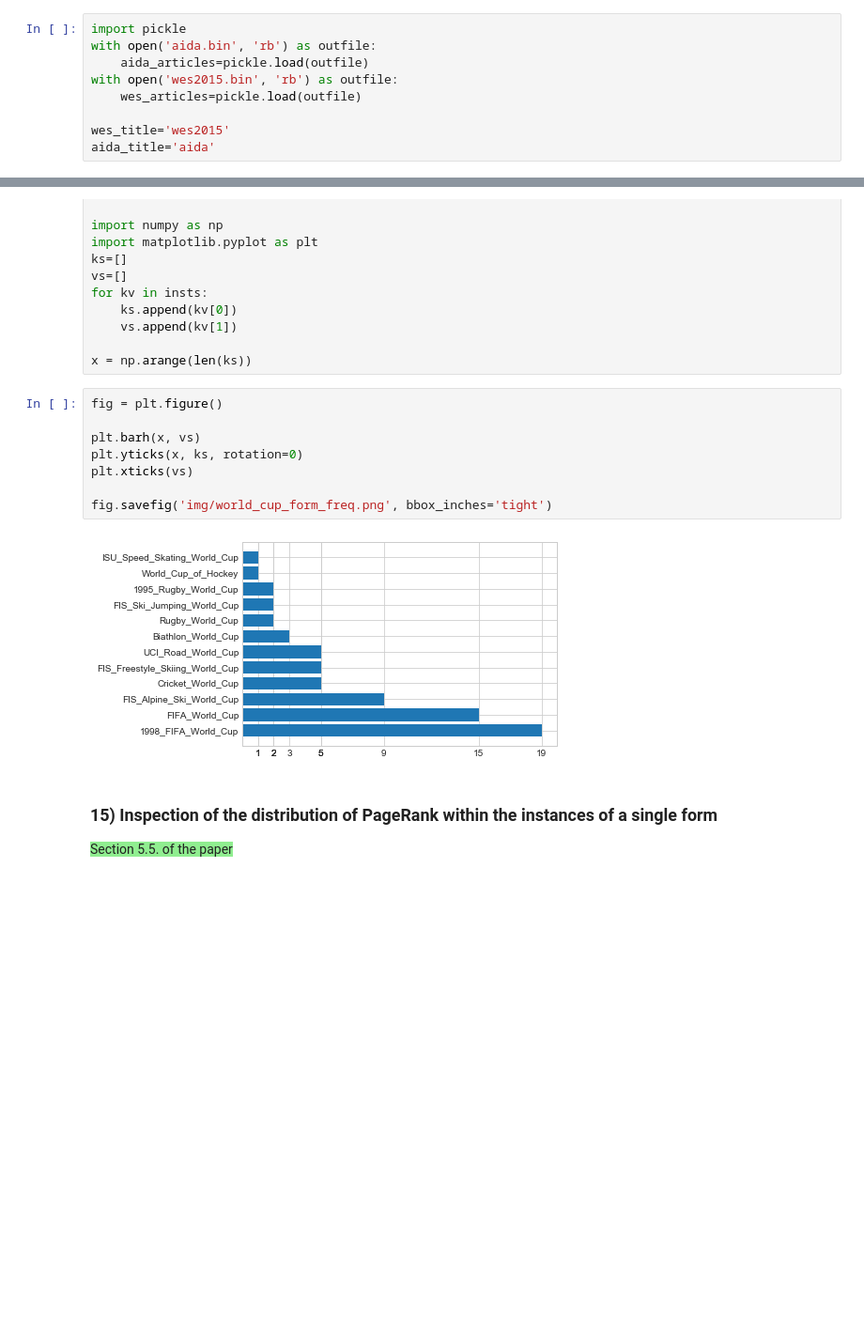
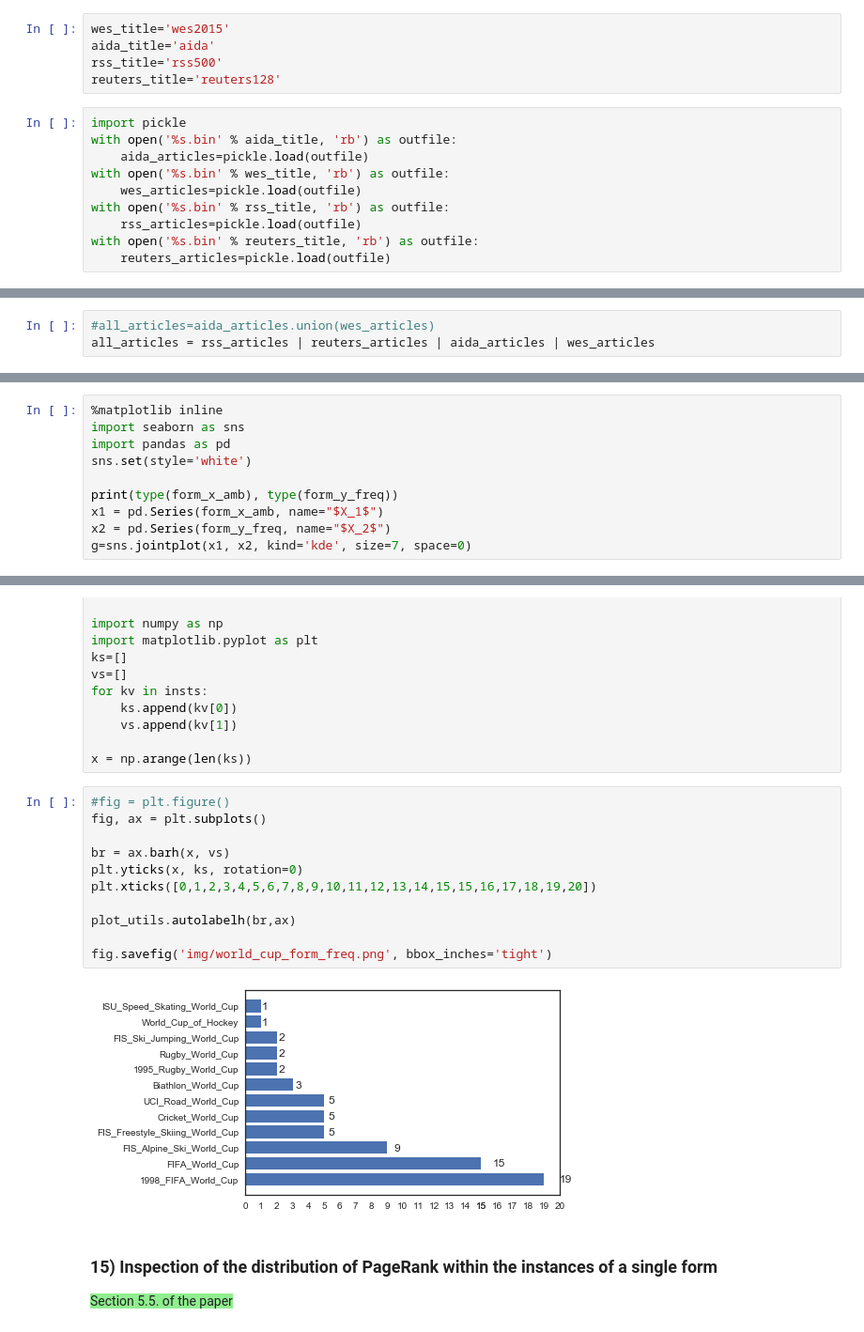
Before and after one commit to cltl/HumanLikeEL, a Jupyter notebook: Data Analysis.ipynb, the cells around one changed output, grey strips where cells are left out. Shown at 94% size. Drawn from its saved outputs; the diff is of its cells as text; blank space fills up the shorter version.

```diff
--- a/Data Analysis.ipynb
+++ b/Data Analysis.ipynb
@@ -8,15 +8,21 @@ import matplotlib.pyplot as plt
 from scipy.stats import pearsonr, spearmanr
 # %% [markdown]
 ### 1) Load datasets from BIN file
+# %%
+wes_title='wes2015'
+aida_title='aida'
+rss_title='rss500'
+reuters_title='reuters128'
 # %%
 import pickle
-with open('aida.bin', 'rb') as outfile:
+with open('%s.bin' % aida_title, 'rb') as outfile:
     aida_articles=pickle.load(outfile)
-with open('wes2015.bin', 'rb') as outfile:
+with open('%s.bin' % wes_title, 'rb') as outfile:
     wes_articles=pickle.load(outfile)
-
-wes_title='wes2015'
-aida_title='aida'
+with open('%s.bin' % rss_title, 'rb') as outfile:
+    rss_articles=pickle.load(outfile)
+with open('%s.bin' % reuters_title, 'rb') as outfile:
+    reuters_articles=pickle.load(outfile)
 # %% [markdown]
 ### 2) Distribution of AIDA collections
 # %%
@@ -35,3 +39,6 @@ all_articles=aida_articles.union(wes_articles)
+# %%
+#all_articles=aida_articles.union(wes_articles)
+all_articles = rss_articles | reuters_articles | aida_articles | wes_articles
 # %%
 import time
 import plot_utils
@@ -321,0 +380,10 @@ The Spearman correlation between X and Y is: 0.35559163525 . Significance:  0.0
+# %%
+%matplotlib inline
+import seaborn as sns
+import pandas as pd
+sns.set(style='white')
+
+print(type(form_x_amb), type(form_y_freq))
+x1 = pd.Series(form_x_amb, name="$X_1$")
+x2 = pd.Series(form_y_freq, name="$X_2$")
+g=sns.jointplot(x1, x2, kind='kde', size=7, space=0)
@@ -464,15 +585,18 @@ for kv in insts:
 
 x = np.arange(len(ks))
 # %%
-fig = plt.figure()
+#fig = plt.figure()
+fig, ax = plt.subplots()
 
-plt.barh(x, vs)
+br = ax.barh(x, vs)
 plt.yticks(x, ks, rotation=0)
-plt.xticks(vs)
+plt.xticks([0,1,2,3,4,5,6,7,8,9,10,11,12,13,14,15,15,16,17,18,19,20])
+
+plot_utils.autolabelh(br,ax)
 
 fig.savefig('img/world_cup_form_freq.png', bbox_inches='tight')
 # %% [output]
-[figure, old version]
+[figure, new version]
 # %% [markdown]
 ### 15) Inspection of the distribution of PageRank within the instances of a single form
 
```
Also changed, not shown: parts of 38 cells of this notebook, 4 other files.
